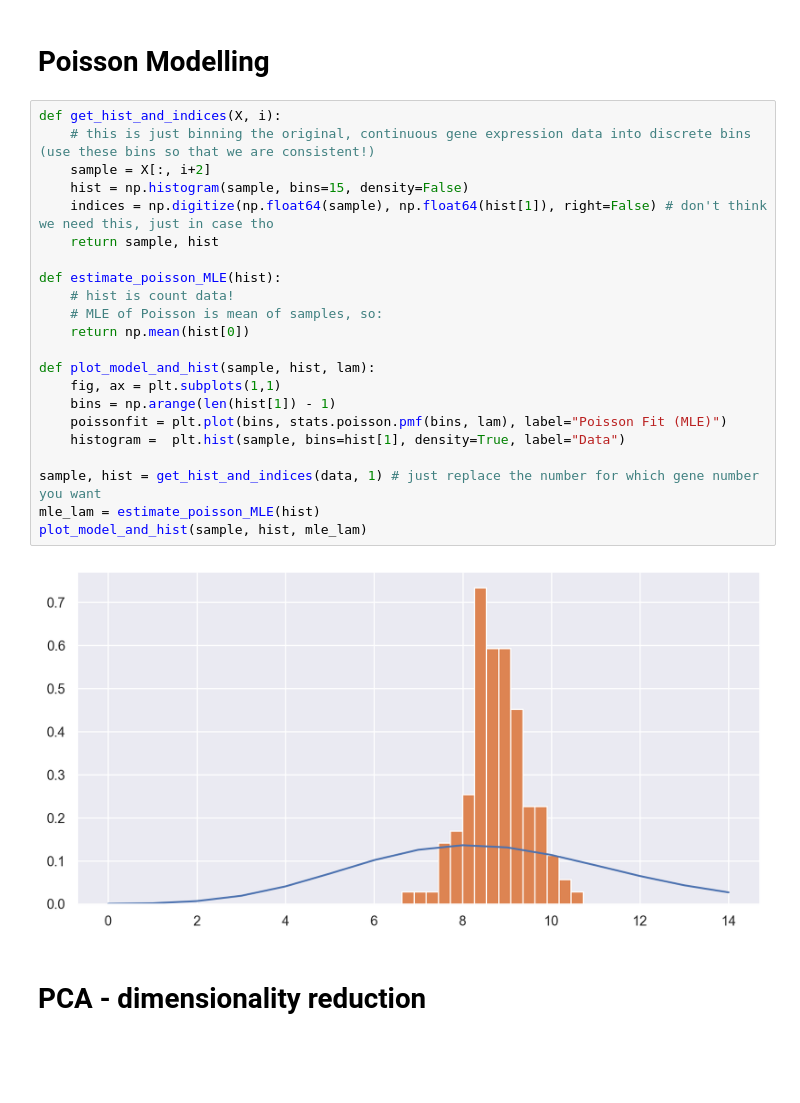
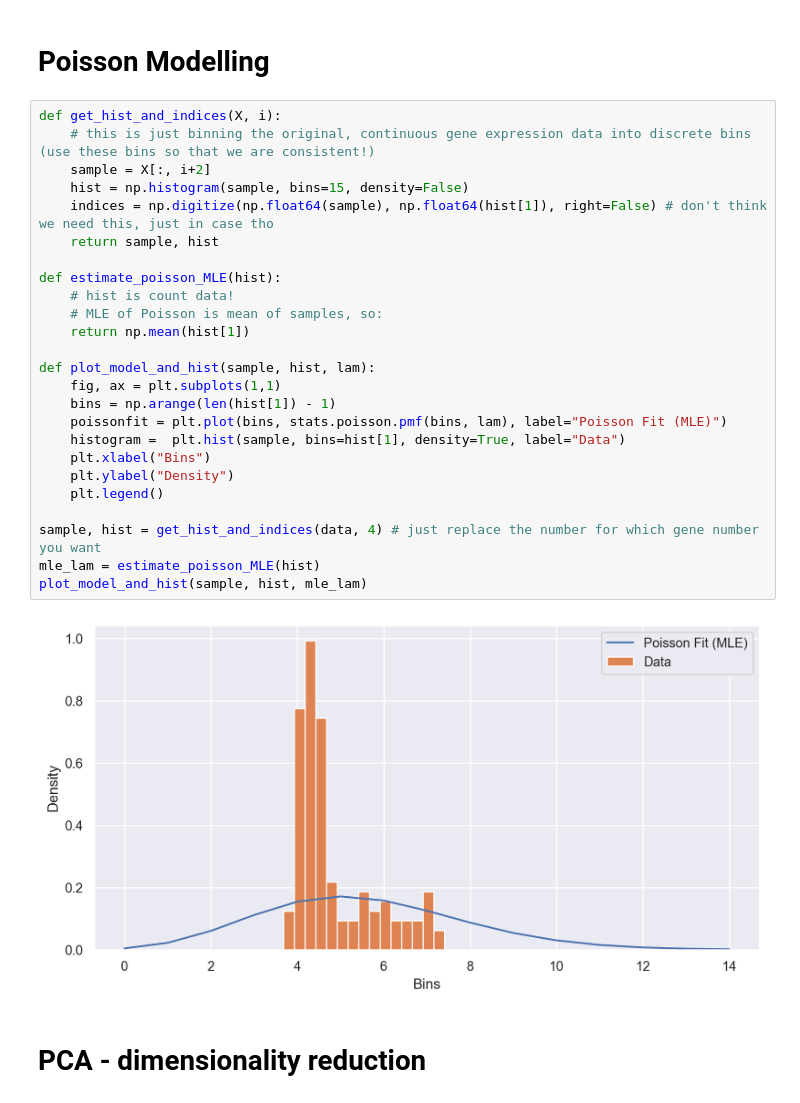
Before and after one commit to saba77-s/445-proj, a Jupyter notebook: poisson_model.ipynb, the cells around one changed output. Drawn from its saved outputs; the diff is of its cells as text; blank space fills up the shorter version.

Commit message:
finalized poisson model, plots and everything

```diff
--- a/poisson_model.ipynb
+++ b/poisson_model.ipynb
@@ -19,27 +19,30 @@ N, D = data.shape
 # %%
 def get_hist_and_indices(X, i):
     # this is just binning the original, continuous gene expression data into discrete bins (use these bins so that we are consistent!)
     sample = X[:, i+2]
     hist = np.histogram(sample, bins=15, density=False)
     indices = np.digitize(np.float64(sample), np.float64(hist[1]), right=False) # don't think we need this, just in case tho
     return sample, hist
 
 def estimate_poisson_MLE(hist):
     # hist is count data!
     # MLE of Poisson is mean of samples, so:
-    return np.mean(hist[0])
+    return np.mean(hist[1])
 
 def plot_model_and_hist(sample, hist, lam):
     fig, ax = plt.subplots(1,1)
     bins = np.arange(len(hist[1]) - 1)
     poissonfit = plt.plot(bins, stats.poisson.pmf(bins, lam), label="Poisson Fit (MLE)")
     histogram =  plt.hist(sample, bins=hist[1], density=True, label="Data")
+    plt.xlabel("Bins")
+    plt.ylabel("Density")
+    plt.legend()
 
-sample, hist = get_hist_and_indices(data, 1) # just replace the number for which gene number you want
+sample, hist = get_hist_and_indices(data, 4) # just replace the number for which gene number you want
 mle_lam = estimate_poisson_MLE(hist)
 plot_model_and_hist(sample, hist, mle_lam)
 # %% [output]
-[figure, old version]
+[figure, new version]
 # %% [markdown]
 # PCA - dimensionality reduction
 # %%
```
